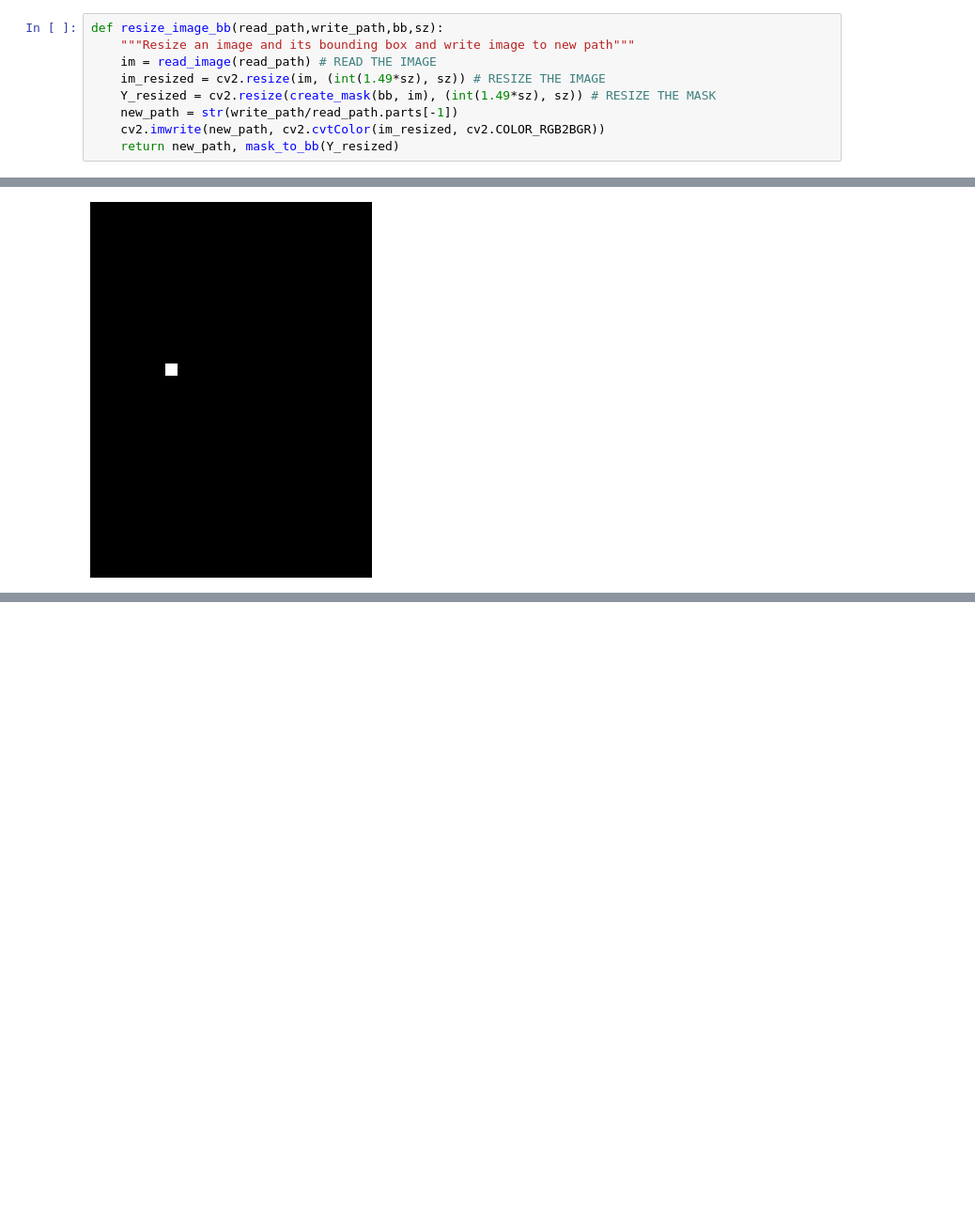
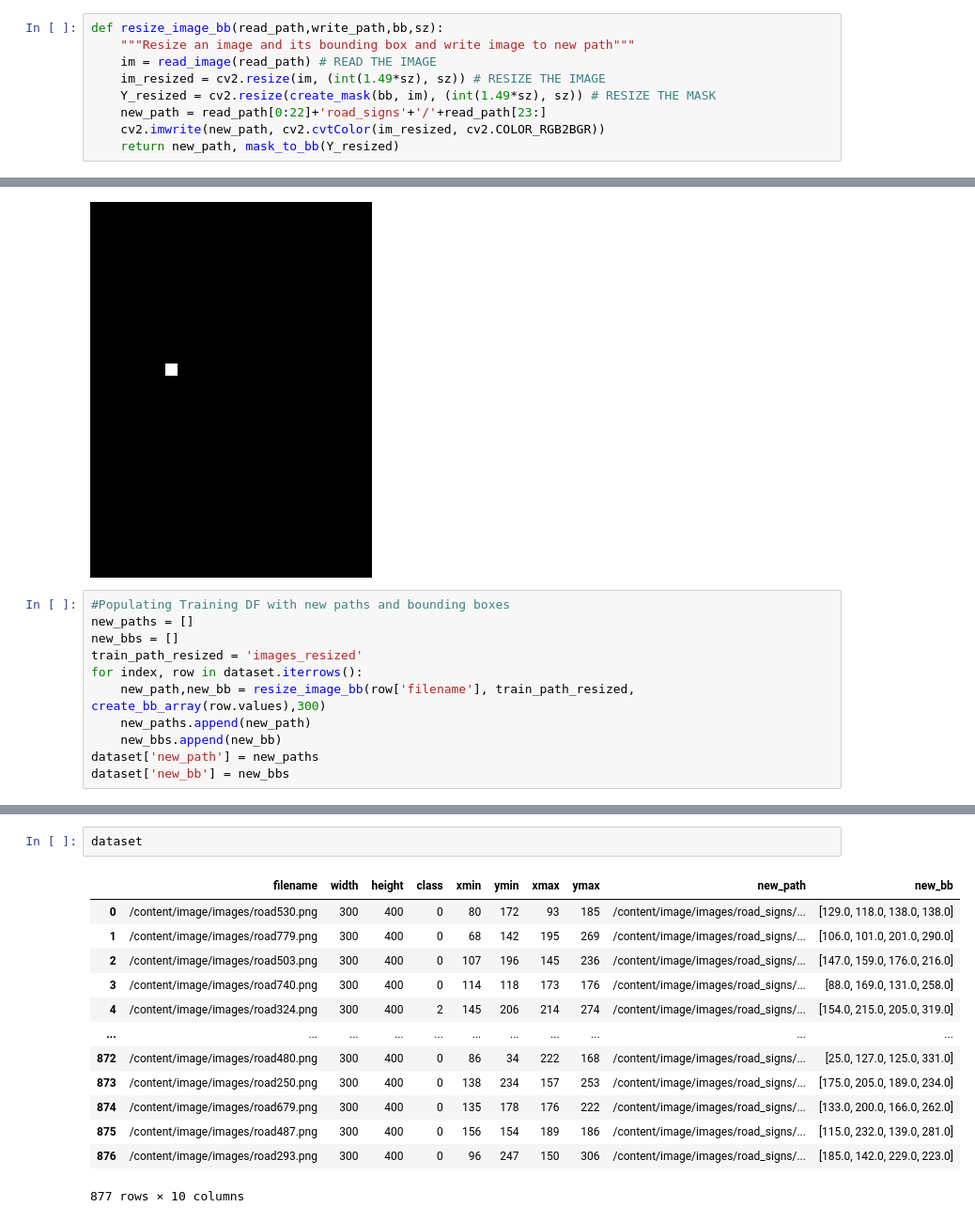
Before and after one commit to choprahetarth/computer-vision-experiments, a Jupyter notebook: Revision_for_Object_Detection.ipynb, the cells around one changed output, grey strips where cells are left out. Shown at 94% size. Drawn from its saved outputs; the diff is of its cells as text; blank space fills up the shorter version.

```diff
--- a/Revision_for_Object_Detection.ipynb
+++ b/Revision_for_Object_Detection.ipynb
@@ -112,7 +131,7 @@ def resize_image_bb(read_path,write_path,bb,sz):
     im = read_image(read_path) # READ THE IMAGE
     im_resized = cv2.resize(im, (int(1.49*sz), sz)) # RESIZE THE IMAGE
     Y_resized = cv2.resize(create_mask(bb, im), (int(1.49*sz), sz)) # RESIZE THE MASK
-    new_path = str(write_path/read_path.parts[-1])
+    new_path = read_path[0:22]+'road_signs'+'/'+read_path[23:]
     cv2.imwrite(new_path, cv2.cvtColor(im_resized, cv2.COLOR_RGB2BGR))
     return new_path, mask_to_bb(Y_resized)
 # %%
@@ -124,3 +143,14 @@ cv2_imshow(Y*255)
 # %% [output]
 Deprecated in NumPy 1.20; for more details and guidance: https://numpy.org/devdocs/release/1.20.0-notes.html#deprecations
 [figure]
+# %%
+#Populating Training DF with new paths and bounding boxes
+new_paths = []
+new_bbs = []
+train_path_resized = 'images_resized'
+for index, row in dataset.iterrows():
+    new_path,new_bb = resize_image_bb(row['filename'], train_path_resized, create_bb_array(row.values),300)
+    new_paths.append(new_path)
+    new_bbs.append(new_bb)
+dataset['new_path'] = new_paths
+dataset['new_bb'] = new_bbs
@@ -126,0 +176,16 @@ Deprecated in NumPy 1.20; for more details and guidance: https://numpy.org/devdo
+# %%
+dataset
+# %% [output]
+|  | filename | width | height | class | xmin | ymin | xmax | ymax | new_path | new_bb |
+| 0 | /content/image/images/road530.png | 300 | 400 | 0 | 80 | 172 | 93 | 185 | /content/image/images/road_signs/... | [129.0, 118.0, 138.0, 138.0] |
+| 1 | /content/image/images/road779.png | 300 | 400 | 0 | 68 | 142 | 195 | 269 | /content/image/images/road_signs/... | [106.0, 101.0, 201.0, 290.0] |
+| 2 | /content/image/images/road503.png | 300 | 400 | 0 | 107 | 196 | 145 | 236 | /content/image/images/road_signs/... | [147.0, 159.0, 176.0, 216.0] |
+| 3 | /content/image/images/road740.png | 300 | 400 | 0 | 114 | 118 | 173 | 176 | /content/image/images/road_signs/... | [88.0, 169.0, 131.0, 258.0] |
+| 4 | /content/image/images/road324.png | 300 | 400 | 2 | 145 | 206 | 214 | 274 | /content/image/images/road_signs/... | [154.0, 215.0, 205.0, 319.0] |
+| ... | ... | ... | ... | ... | ... | ... | ... | ... | ... | ... |
+| 872 | /content/image/images/road480.png | 300 | 400 | 0 | 86 | 34 | 222 | 168 | /content/image/images/road_signs/... | [25.0, 127.0, 125.0, 331.0] |
+| 873 | /content/image/images/road250.png | 300 | 400 | 0 | 138 | 234 | 157 | 253 | /content/image/images/road_signs/... | [175.0, 205.0, 189.0, 234.0] |
+| 874 | /content/image/images/road679.png | 300 | 400 | 0 | 135 | 178 | 176 | 222 | /content/image/images/road_signs/... | [133.0, 200.0, 166.0, 262.0] |
+| 875 | /content/image/images/road487.png | 300 | 400 | 0 | 156 | 154 | 189 | 186 | /content/image/images/road_signs/... | [115.0, 232.0, 139.0, 281.0] |
+| 876 | /content/image/images/road293.png | 300 | 400 | 0 | 96 | 247 | 150 | 306 | /content/image/images/road_signs/... | [185.0, 142.0, 229.0, 223.0] |
+877 rows × 10 columns
```
Also changed, not shown: parts of 2 cells of this notebook.
